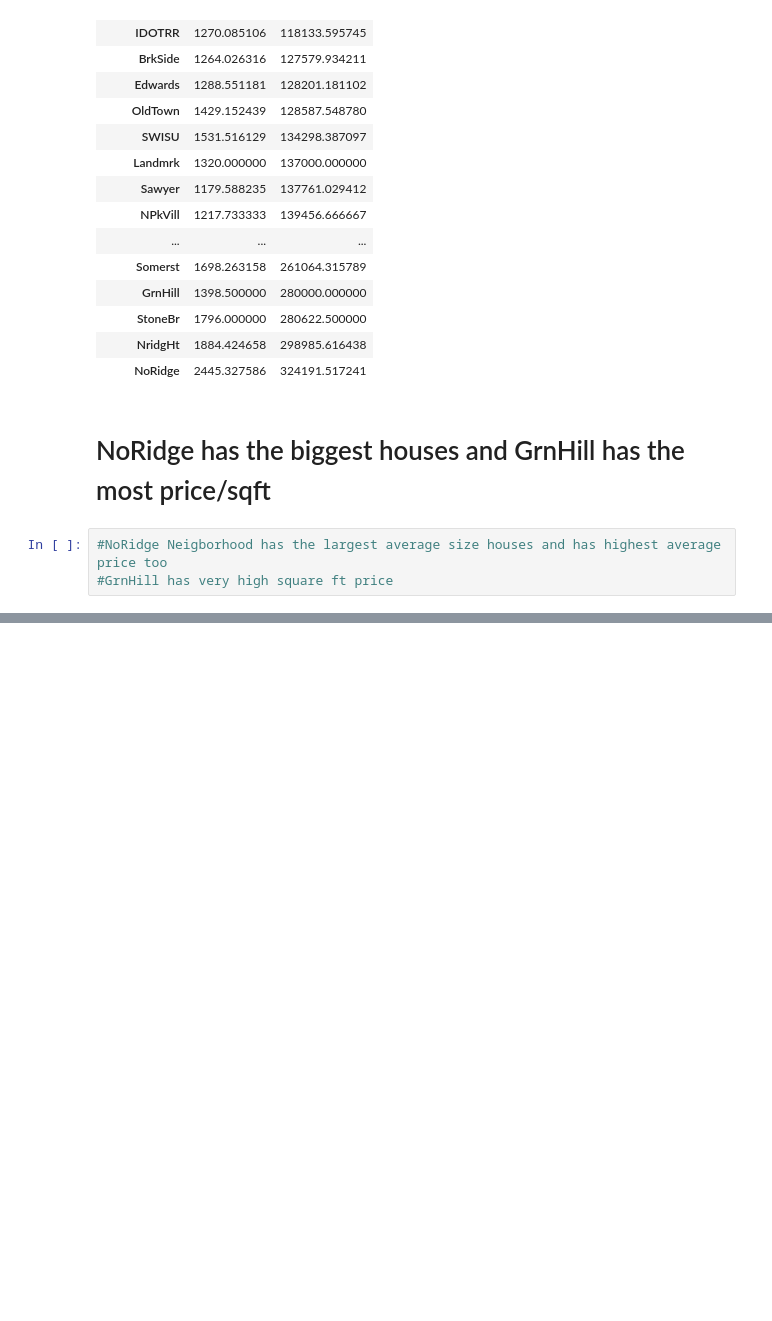
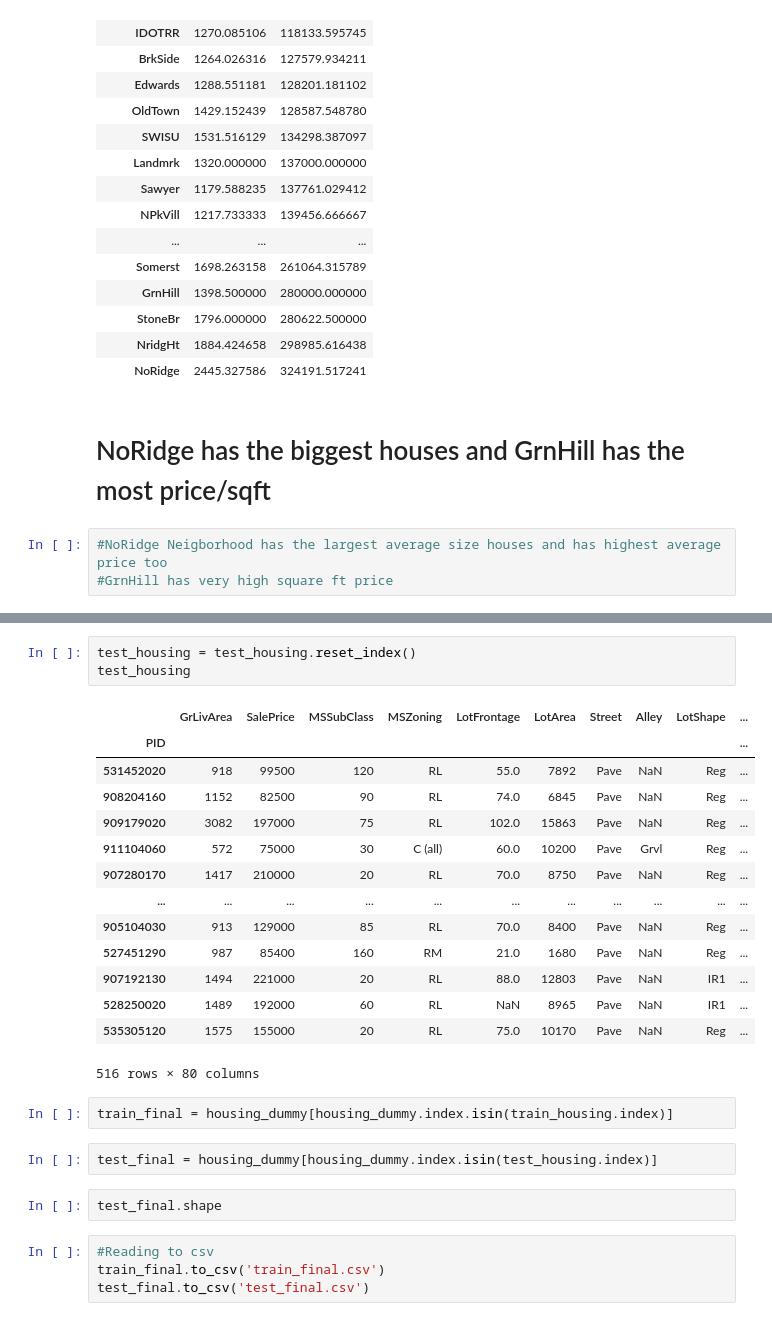
Before and after one commit to SwetaPrabh/Housing_Data_Analysis, a Jupyter notebook: EDA_housing.ipynb, the cells around one changed output, grey strips where cells are left out. Drawn from its saved outputs; the diff is of its cells as text; blank space fills up the shorter version.

```diff
--- a/EDA_housing.ipynb
+++ b/EDA_housing.ipynb
@@ -761,0 +846,28 @@ Neigborhood_housing
+# %%
+test_housing = test_housing.reset_index()
+test_housing
+# %% [output]
+|  | GrLivArea | SalePrice | MSSubClass | MSZoning | LotFrontage | LotArea | Street | Alley | LotShape | ... |
+| PID |  |  |  |  |  |  |  |  |  | ... |
+| 531452020 | 918 | 99500 | 120 | RL | 55.0 | 7892 | Pave | NaN | Reg | ... |
+| 908204160 | 1152 | 82500 | 90 | RL | 74.0 | 6845 | Pave | NaN | Reg | ... |
+| 909179020 | 3082 | 197000 | 75 | RL | 102.0 | 15863 | Pave | NaN | Reg | ... |
+| 911104060 | 572 | 75000 | 30 | C (all) | 60.0 | 10200 | Pave | Grvl | Reg | ... |
+| 907280170 | 1417 | 210000 | 20 | RL | 70.0 | 8750 | Pave | NaN | Reg | ... |
+| ... | ... | ... | ... | ... | ... | ... | ... | ... | ... | ... |
+| 905104030 | 913 | 129000 | 85 | RL | 70.0 | 8400 | Pave | NaN | Reg | ... |
+| 527451290 | 987 | 85400 | 160 | RM | 21.0 | 1680 | Pave | NaN | Reg | ... |
+| 907192130 | 1494 | 221000 | 20 | RL | 88.0 | 12803 | Pave | NaN | IR1 | ... |
+| 528250020 | 1489 | 192000 | 60 | RL | NaN | 8965 | Pave | NaN | IR1 | ... |
+| 535305120 | 1575 | 155000 | 20 | RL | 75.0 | 10170 | Pave | NaN | Reg | ... |
+516 rows × 80 columns
+# %%
+train_final = housing_dummy[housing_dummy.index.isin(train_housing.index)]
+# %%
+test_final = housing_dummy[housing_dummy.index.isin(test_housing.index)]
+# %%
+test_final.shape
+# %%
+#Reading to csv
+train_final.to_csv('train_final.csv')
+test_final.to_csv('test_final.csv')
```
Also changed, not shown: parts of 15 cells of this notebook.
